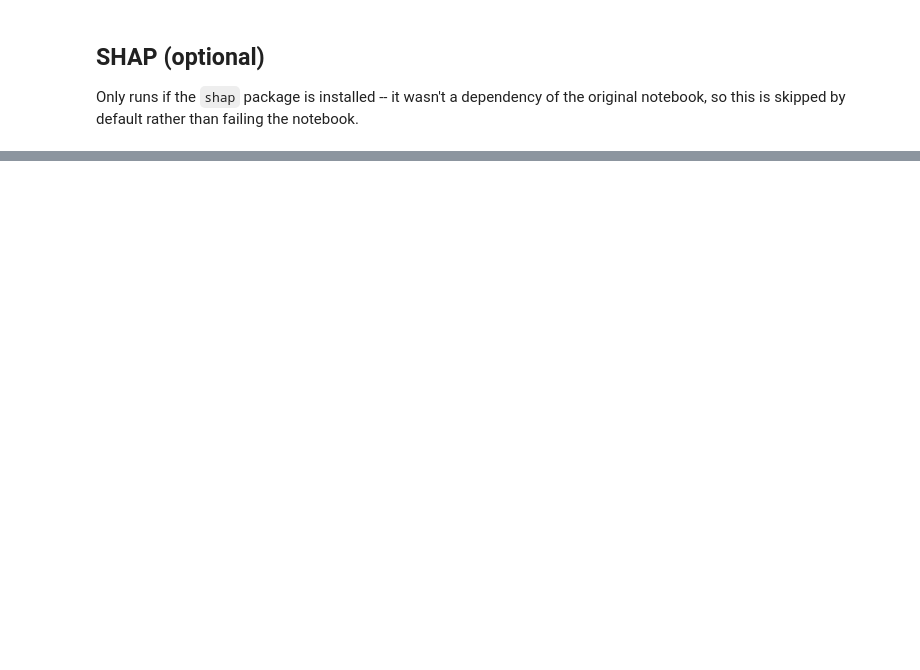
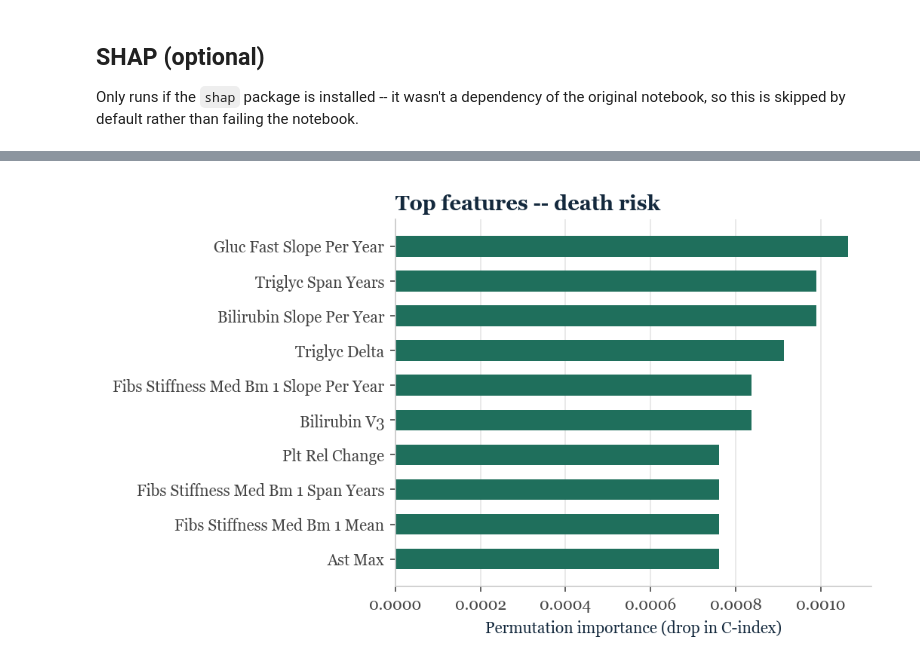
Before and after one commit to pabcal/TFG_Liverrisk_PabloCalderon, a Jupyter notebook: notebooks/04_results_analysis.ipynb, the cells around one changed output, grey strips where cells are left out. Cells and saved outputs as stored; diff of their text form; code cells hidden in the pictures; blank space fills up the shorter version.

```diff
--- a/notebooks/04_results_analysis.ipynb
+++ b/notebooks/04_results_analysis.ipynb
@@ -100,0 +282,5 @@ if HAS_SHAP:
+# %%
+plot_importance(top_death, "Top features -- death risk", IMAGES_DIR / "feature_importance_death.png")
+print("Top 5 death:", top_death[:5])
+# %% [output]
+[figure, added]
```
Also changed, not shown: parts of 14 cells of this notebook, 17 other files.
